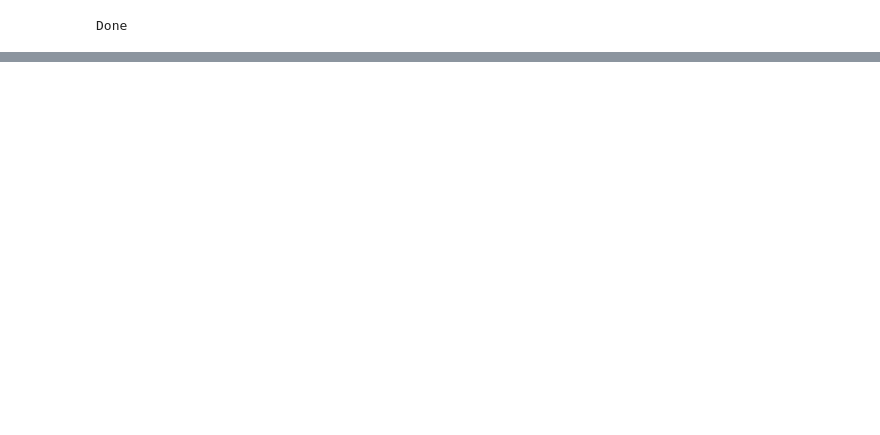
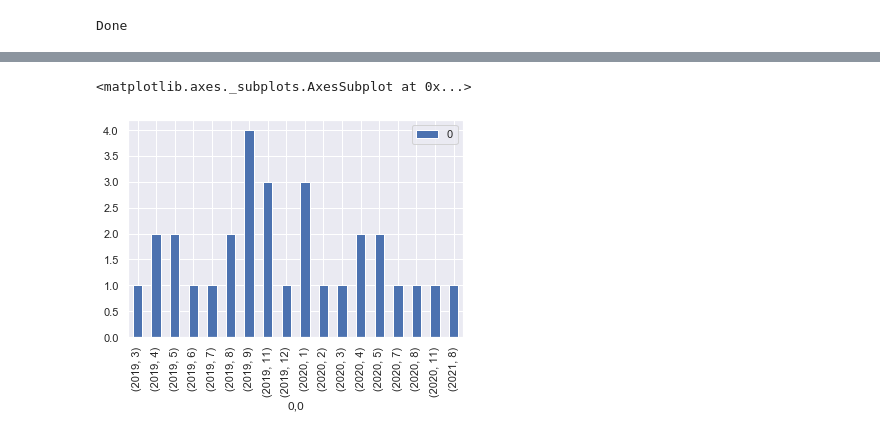
Before and after one commit to telenovelachuan/predictive_widget_maintenance, a Jupyter notebook: notebooks/unit failure predicting.ipynb, the cells around one changed output, grey strips where cells are left out. Saved outputs shown, nothing was run; the diff lists cells and outputs as text; code cells hidden in the pictures; blank space fills up the shorter version.

Commit message:
predict using MLP

```diff
--- a/notebooks/unit failure predicting.ipynb
+++ b/notebooks/unit failure predicting.ipynb
@@ -219,3 +214,44 @@ nn_model
 prepare_features(folder='test')
 # %% [output]
 Done
+# %%
+def get_time_delta_seconds(time_delta):
+    return time_delta.seconds + time_delta.days * 86400
+
+def predict_unit(model, unit, delta_days=15):
+    Y_LABEL = 'days_to_failure'
+    num_pipeline = Pipeline([('std_scaler', StandardScaler())])
+    unit_name = "000{}".format(unit) if unit < 10 else "00{}".format(unit)
+    df_pred_unit_original = pd.read_csv("../data/processed/test/unit{}_rms_more_features.csv".format(unit_name), index_col=0)
+    #df_pred_unit = df_pred_unit_original.drop(columns=[Y_LABEL])
+    nd_pred_unit = num_pipeline.fit_transform(df_pred_unit_original[df_pred_unit_original.columns[1:]])
+    predictions_scaled = model.predict(nd_pred_unit)
+
+    y_scaler = StandardScaler().fit(train_set[[Y_LABEL]])
+    predictions = y_scaler.inverse_transform(predictions_scaled)
+    #plt.plot(predictions)
+
+    every_fail_time = []
+    df_pred_unit_original['timestamp'] = pd.to_datetime(df_pred_unit_original['timestamp'])
+    date_max = max(df_pred_unit_original['timestamp'])
+    predicted_failures = 0
+    for num_idx, pred in enumerate(predictions):
+        pred = float(predictions[num_idx][0])
+        failure_time = df_pred_unit_original.iloc[num_idx]['timestamp'] + timedelta(days=pred)
+        # predicted to fail within delta_days
+        if failure_time <= (date_max + timedelta(days=delta_days)):
+            predicted_failures += 1
+        every_fail_time.append(failure_time)
+
+    date_min, date_max = min(every_fail_time), max(every_fail_time)
+    #print('date_min:{}, date_max:{}'.format(date_min, date_max))
+    time_deltas = [get_time_delta_seconds(spot - date_min) for spot in every_fail_time]
+    avg_time_delta = sum(time_deltas) / len(time_deltas)
+    #print("avg_time_delta:{}".format(avg_time_delta))
+    final_avg_result = date_min + timedelta(seconds=avg_time_delta)
+    #print("unit {} final avg result:{}".format(unit, final_avg_result))
+    print("unit {} failure prob:{}, avg:{}".format(unit, float(predicted_failures) / len(predictions), final_avg_result))
+    return final_avg_result
+# %%
+nn_model = load_nn_model('sequential_10_epoch')
+avg_results = [predict_unit(nn_model, unit, delta_days=15) for unit in range(20, 50)]
@@ -221,0 +276,7 @@ Done
+# %%
+avg_dates = [datetime(r.year, r.month, 15) for r in avg_results]
+df_avg_dates = pd.DataFrame(avg_dates)
+df_avg_dates.groupby([df_avg_dates[0].dt.year, df_avg_dates[0].dt.month]).count().plot(kind="bar")
+# %% [output]
+<matplotlib.axes._subplots.AxesSubplot at 0x...>
+[figure, added]
```
Also changed, not shown: parts of 2 cells of this notebook.
